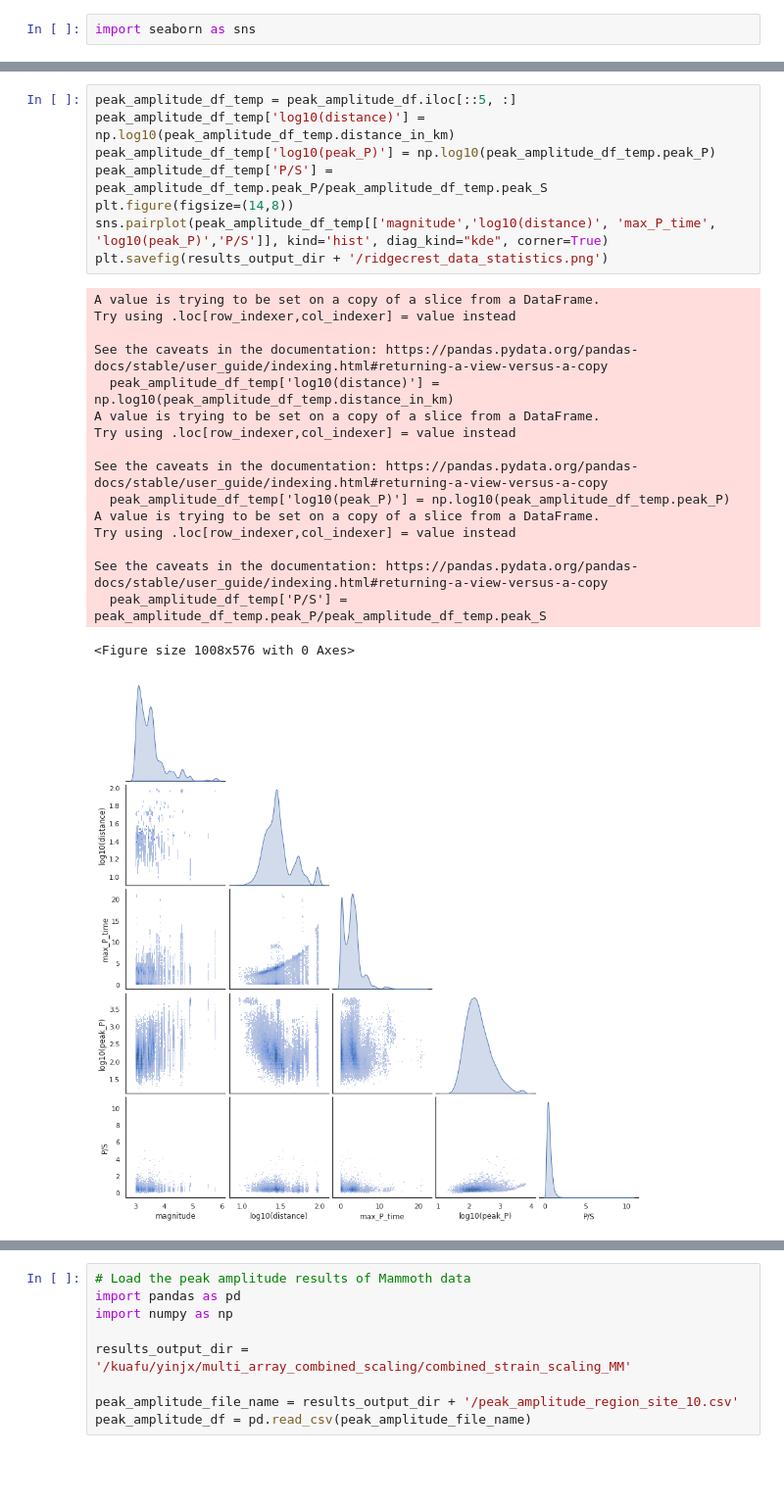
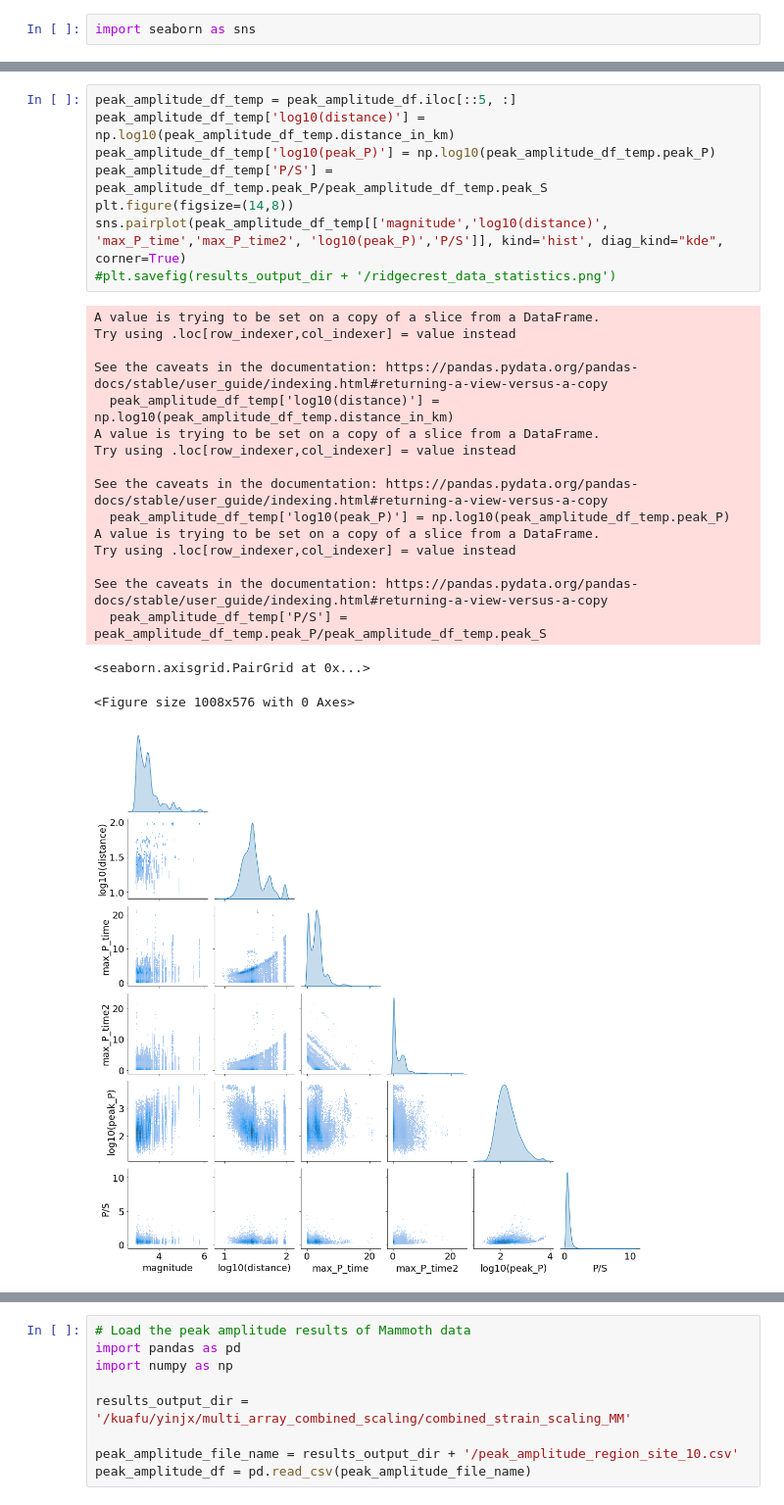
Before and after one commit to yinjiuxun/das-strain-scaling, a Jupyter notebook: jupyter_notebooks/Ridgecrest_extract_peak_amplitude.ipynb, the cells around one changed output, grey strips where cells are left out. Shown at 98% size. Saved outputs shown, nothing was run; the diff lists cells and outputs as text; blank space fills up the shorter version.

Commit message:
Update to also extract maximum P time relative to S

```diff
--- a/jupyter_notebooks/Ridgecrest_extract_peak_amplitude.ipynb
+++ b/jupyter_notebooks/Ridgecrest_extract_peak_amplitude.ipynb
@@ -761,28 +675,29 @@ plt.savefig(results_output_dir + '/ridgecrest_data_corr.png')
 # %%
 peak_amplitude_df_temp = peak_amplitude_df.iloc[::5, :]
 peak_amplitude_df_temp['log10(distance)'] = np.log10(peak_amplitude_df_temp.distance_in_km)
 peak_amplitude_df_temp['log10(peak_P)'] = np.log10(peak_amplitude_df_temp.peak_P)
 peak_amplitude_df_temp['P/S'] = peak_amplitude_df_temp.peak_P/peak_amplitude_df_temp.peak_S
 plt.figure(figsize=(14,8))
-sns.pairplot(peak_amplitude_df_temp[['magnitude','log10(distance)', 'max_P_time', 'log10(peak_P)','P/S']], kind='hist', diag_kind="kde", corner=True)
-plt.savefig(results_output_dir + '/ridgecrest_data_statistics.png')
+sns.pairplot(peak_amplitude_df_temp[['magnitude','log10(distance)', 'max_P_time','max_P_time2', 'log10(peak_P)','P/S']], kind='hist', diag_kind="kde", corner=True)
+#plt.savefig(results_output_dir + '/ridgecrest_data_statistics.png')
 # %% [output]
 A value is trying to be set on a copy of a slice from a DataFrame.
 Try using .loc[row_indexer,col_indexer] = value instead
 
 See the caveats in the documentation: https://pandas.pydata.org/pandas-docs/stable/user_guide/indexing.html#returning-a-view-versus-a-copy
   peak_amplitude_df_temp['log10(distance)'] = np.log10(peak_amplitude_df_temp.distance_in_km)
 A value is trying to be set on a copy of a slice from a DataFrame.
 Try using .loc[row_indexer,col_indexer] = value instead
 
 See the caveats in the documentation: https://pandas.pydata.org/pandas-docs/stable/user_guide/indexing.html#returning-a-view-versus-a-copy
   peak_amplitude_df_temp['log10(peak_P)'] = np.log10(peak_amplitude_df_temp.peak_P)
 A value is trying to be set on a copy of a slice from a DataFrame.
 Try using .loc[row_indexer,col_indexer] = value instead
 
 See the caveats in the documentation: https://pandas.pydata.org/pandas-docs/stable/user_guide/indexing.html#returning-a-view-versus-a-copy
   peak_amplitude_df_temp['P/S'] = peak_amplitude_df_temp.peak_P/peak_amplitude_df_temp.peak_S
-<Figure size 1008x576 with 0 Axes>
+<seaborn.axisgrid.PairGrid at 0x...>
+<Figure size 1008x576 with 0 Axes>
-[figure, old version]
+[figure, new version]
 # %%
 peak_amplitude_df
```
Also changed, not shown: parts of 21 cells of this notebook.
